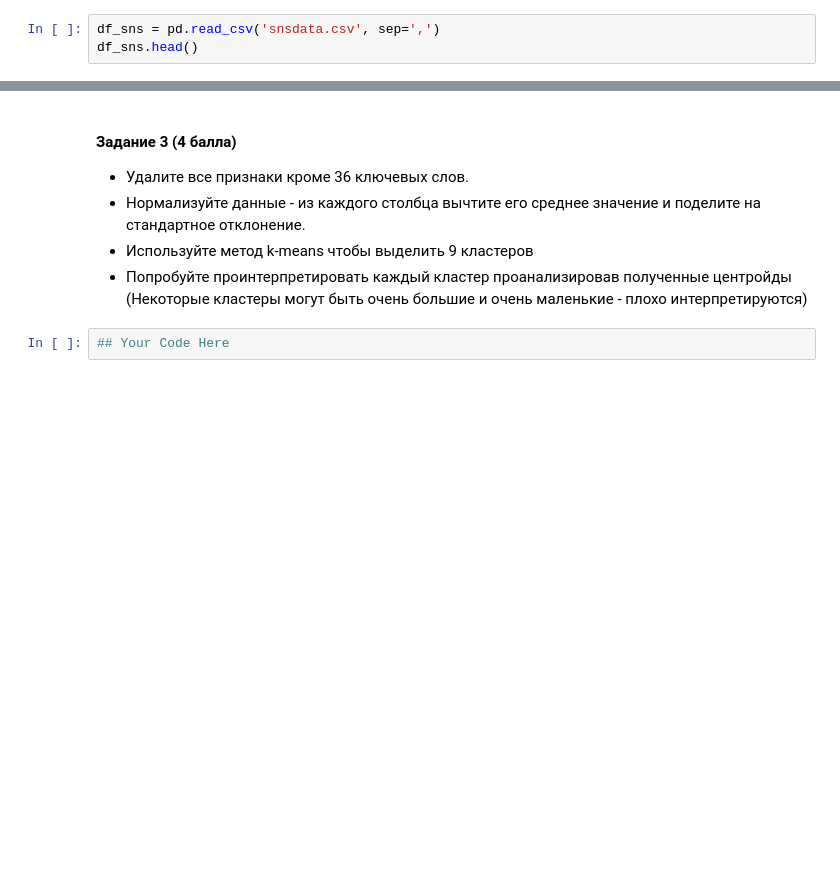
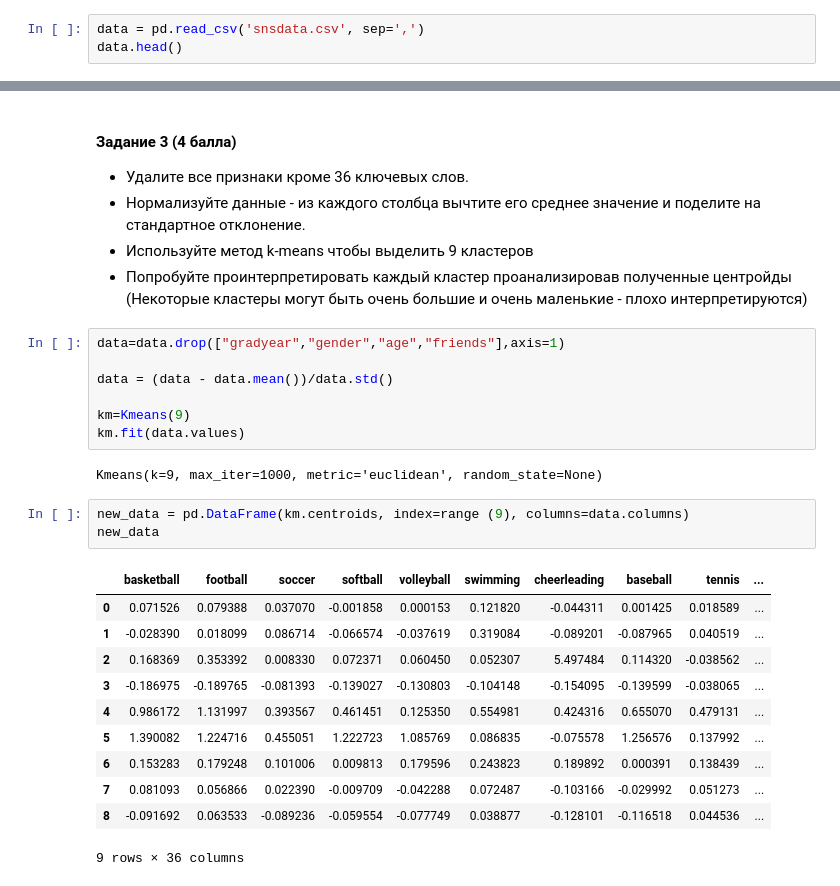
Before and after one commit to rogachevav/ml_hw, a Jupyter notebook: ml/hw1_rogachev.ipynb, the cells around one changed output, grey strips where cells are left out. Cells and saved outputs as stored; diff of their text form; blank space fills up the shorter version.

```diff
--- a/ml/hw1_rogachev.ipynb
+++ b/ml/hw1_rogachev.ipynb
@@ -626,5 +527,5 @@ plt.scatter(X[:,0], X[:, 1], c=y)
 # %% [markdown]
 Загрузите [данные](https://github.com/brenden17/sklearnlab/blob/master/facebook/snsdata.csv) в которых содержится описание интересов профилей учеников старшей школы США.
 # %%
-df_sns = pd.read_csv('snsdata.csv', sep=',')
-df_sns.head()
+data = pd.read_csv('snsdata.csv', sep=',')
+data.head()
@@ -642,5 +551,27 @@ df_sns.head()
 * Нормализуйте данные - из каждого столбца вычтите его среднее значение и поделите на стандартное отклонение.
 * Используйте метод k-means чтобы выделить 9 кластеров
 * Попробуйте проинтерпретировать каждый кластер проанализировав полученные центройды (Некоторые кластеры могут быть очень большие и очень маленькие - плохо интерпретируются)
-# %%
-## Your Code Here
+# %%
+data=data.drop(["gradyear","gender","age","friends"],axis=1)
+
+data = (data - data.mean())/data.std()
+
+km=Kmeans(9)
+km.fit(data.values)
+# %% [output]
+Kmeans(k=9, max_iter=1000, metric='euclidean', random_state=None)
+# %%
+new_data = pd.DataFrame(km.centroids, index=range (9), columns=data.columns)
+new_data
+# %% [output]
+|  | basketball | football | soccer | softball | volleyball | swimming | cheerleading | baseball | tennis | ... |
+| 0 | 0.071526 | 0.079388 | 0.037070 | -0.001858 | 0.000153 | 0.121820 | -0.044311 | 0.001425 | 0.018589 | ... |
+| 1 | -0.028390 | 0.018099 | 0.086714 | -0.066574 | -0.037619 | 0.319084 | -0.089201 | -0.087965 | 0.040519 | ... |
+| 2 | 0.168369 | 0.353392 | 0.008330 | 0.072371 | 0.060450 | 0.052307 | 5.497484 | 0.114320 | -0.038562 | ... |
+| 3 | -0.186975 | -0.189765 | -0.081393 | -0.139027 | -0.130803 | -0.104148 | -0.154095 | -0.139599 | -0.038065 | ... |
+| 4 | 0.986172 | 1.131997 | 0.393567 | 0.461451 | 0.125350 | 0.554981 | 0.424316 | 0.655070 | 0.479131 | ... |
+| 5 | 1.390082 | 1.224716 | 0.455051 | 1.222723 | 1.085769 | 0.086835 | -0.075578 | 1.256576 | 0.137992 | ... |
+| 6 | 0.153283 | 0.179248 | 0.101006 | 0.009813 | 0.179596 | 0.243823 | 0.189892 | 0.000391 | 0.138439 | ... |
+| 7 | 0.081093 | 0.056866 | 0.022390 | -0.009709 | -0.042288 | 0.072487 | -0.103166 | -0.029992 | 0.051273 | ... |
+| 8 | -0.091692 | 0.063533 | -0.089236 | -0.059554 | -0.077749 | 0.038877 | -0.128101 | -0.116518 | 0.044536 | ... |
+9 rows × 36 columns
```
Also changed, not shown: parts of 10 cells of this notebook.
